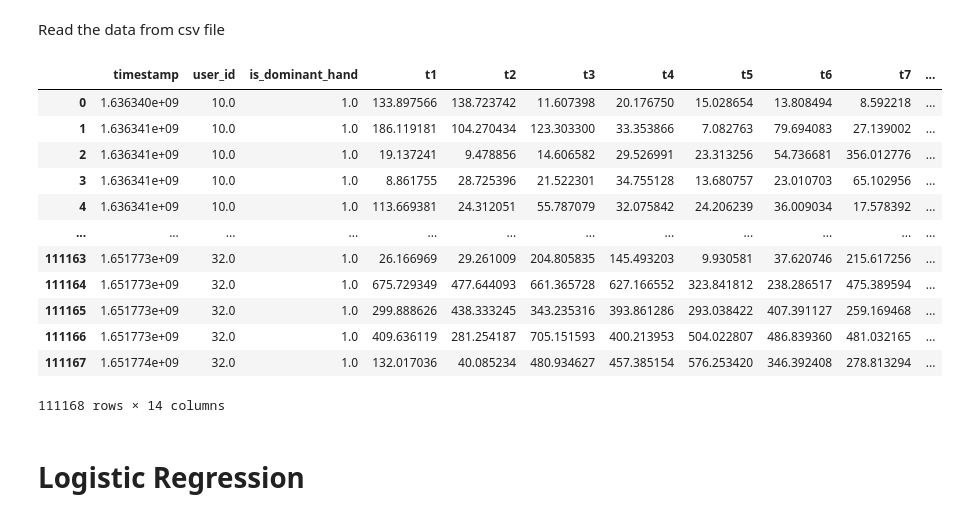
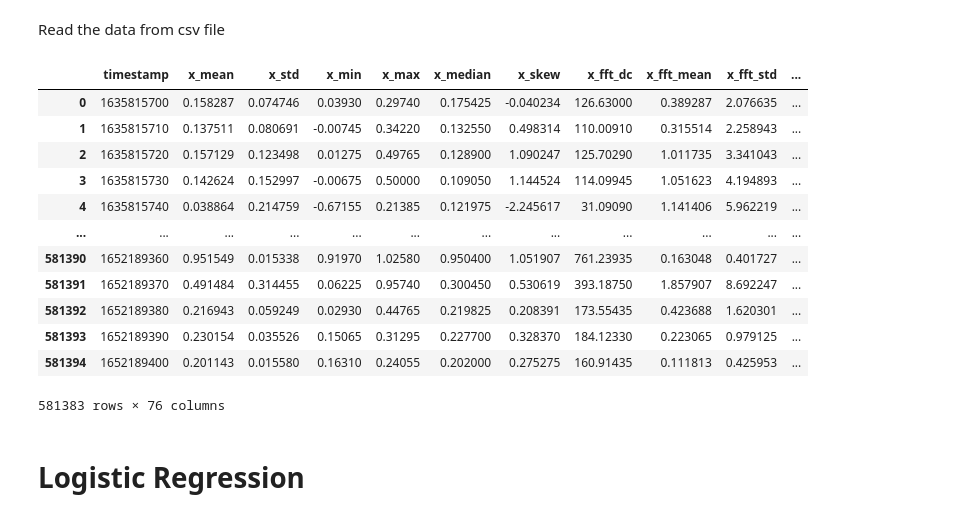
Before and after one commit to hvrlxy/FinalProjectF22, a Jupyter notebook: code/HINF/analysis/ml_classifier.ipynb, the cells around one changed output. Drawn from its saved outputs; the diff is of its cells as text; code cells hidden in the pictures.

Commit message:
add code for both nhanes and paaws

```diff
--- a/code/HINF/analysis/ml_classifier.ipynb
+++ b/code/HINF/analysis/ml_classifier.ipynb
@@ -15,24 +15,26 @@ import os
 from sklearn.model_selection import GridSearchCV
 
 ROOT_DIR = os.path.abspath("../../..")
-DATA_DIR = os.path.join(ROOT_DIR, "data/PAAWS/HINF_results/ML_value/ml.csv")
+DATA_DIR = os.path.join(ROOT_DIR, "data/PAAWS/HINF_results/ML_value/wake_features.csv")
 # %% [markdown]
 Read the data from csv file
 # %%
 # read the csv file
 data_df = pd.read_csv(DATA_DIR)
+# drop NaN values
+data_df = data_df.dropna()
 data_df
 # %% [output]
-|  | timestamp | user_id | is_dominant_hand | t1 | t2 | t3 | t4 | t5 | t6 | t7 | ... |
-| 0 | 1.636340e+09 | 10.0 | 1.0 | 133.897566 | 138.723742 | 11.607398 | 20.176750 | 15.028654 | 13.808494 | 8.592218 | ... |
-| 1 | 1.636341e+09 | 10.0 | 1.0 | 186.119181 | 104.270434 | 123.303300 | 33.353866 | 7.082763 | 79.694083 | 27.139002 | ... |
-| 2 | 1.636341e+09 | 10.0 | 1.0 | 19.137241 | 9.478856 | 14.606582 | 29.526991 | 23.313256 | 54.736681 | 356.012776 | ... |
-| 3 | 1.636341e+09 | 10.0 | 1.0 | 8.861755 | 28.725396 | 21.522301 | 34.755128 | 13.680757 | 23.010703 | 65.102956 | ... |
-| 4 | 1.636341e+09 | 10.0 | 1.0 | 113.669381 | 24.312051 | 55.787079 | 32.075842 | 24.206239 | 36.009034 | 17.578392 | ... |
+|  | timestamp | x_mean | x_std | x_min | x_max | x_median | x_skew | x_fft_dc | x_fft_mean | x_fft_std | ... |
+| 0 | 1635815700 | 0.158287 | 0.074746 | 0.03930 | 0.29740 | 0.175425 | -0.040234 | 126.63000 | 0.389287 | 2.076635 | ... |
+| 1 | 1635815710 | 0.137511 | 0.080691 | -0.00745 | 0.34220 | 0.132550 | 0.498314 | 110.00910 | 0.315514 | 2.258943 | ... |
+| 2 | 1635815720 | 0.157129 | 0.123498 | 0.01275 | 0.49765 | 0.128900 | 1.090247 | 125.70290 | 1.011735 | 3.341043 | ... |
+| 3 | 1635815730 | 0.142624 | 0.152997 | -0.00675 | 0.50000 | 0.109050 | 1.144524 | 114.09945 | 1.051623 | 4.194893 | ... |
+| 4 | 1635815740 | 0.038864 | 0.214759 | -0.67155 | 0.21385 | 0.121975 | -2.245617 | 31.09090 | 1.141406 | 5.962219 | ... |
 | ... | ... | ... | ... | ... | ... | ... | ... | ... | ... | ... | ... |
-| 111163 | 1.651773e+09 | 32.0 | 1.0 | 26.166969 | 29.261009 | 204.805835 | 145.493203 | 9.930581 | 37.620746 | 215.617256 | ... |
-| 111164 | 1.651773e+09 | 32.0 | 1.0 | 675.729349 | 477.644093 | 661.365728 | 627.166552 | 323.841812 | 238.286517 | 475.389594 | ... |
-| 111165 | 1.651773e+09 | 32.0 | 1.0 | 299.888626 | 438.333245 | 343.235316 | 393.861286 | 293.038422 | 407.391127 | 259.169468 | ... |
-| 111166 | 1.651773e+09 | 32.0 | 1.0 | 409.636119 | 281.254187 | 705.151593 | 400.213953 | 504.022807 | 486.839360 | 481.032165 | ... |
-| 111167 | 1.651774e+09 | 32.0 | 1.0 | 132.017036 | 40.085234 | 480.934627 | 457.385154 | 576.253420 | 346.392408 | 278.813294 | ... |
+| 581390 | 1652189360 | 0.951549 | 0.015338 | 0.91970 | 1.02580 | 0.950400 | 1.051907 | 761.23935 | 0.163048 | 0.401727 | ... |
+| 581391 | 1652189370 | 0.491484 | 0.314455 | 0.06225 | 0.95740 | 0.300450 | 0.530619 | 393.18750 | 1.857907 | 8.692247 | ... |
+| 581392 | 1652189380 | 0.216943 | 0.059249 | 0.02930 | 0.44765 | 0.219825 | 0.208391 | 173.55435 | 0.423688 | 1.620301 | ... |
+| 581393 | 1652189390 | 0.230154 | 0.035526 | 0.15065 | 0.31295 | 0.227700 | 0.328370 | 184.12330 | 0.223065 | 0.979125 | ... |
+| 581394 | 1652189400 | 0.201143 | 0.015580 | 0.16310 | 0.24055 | 0.202000 | 0.275275 | 160.91435 | 0.111813 | 0.425953 | ... |
-111168 rows × 14 columns
+581383 rows × 76 columns
```
Also changed, not shown: parts of 17 cells of this notebook, 9 other files.
